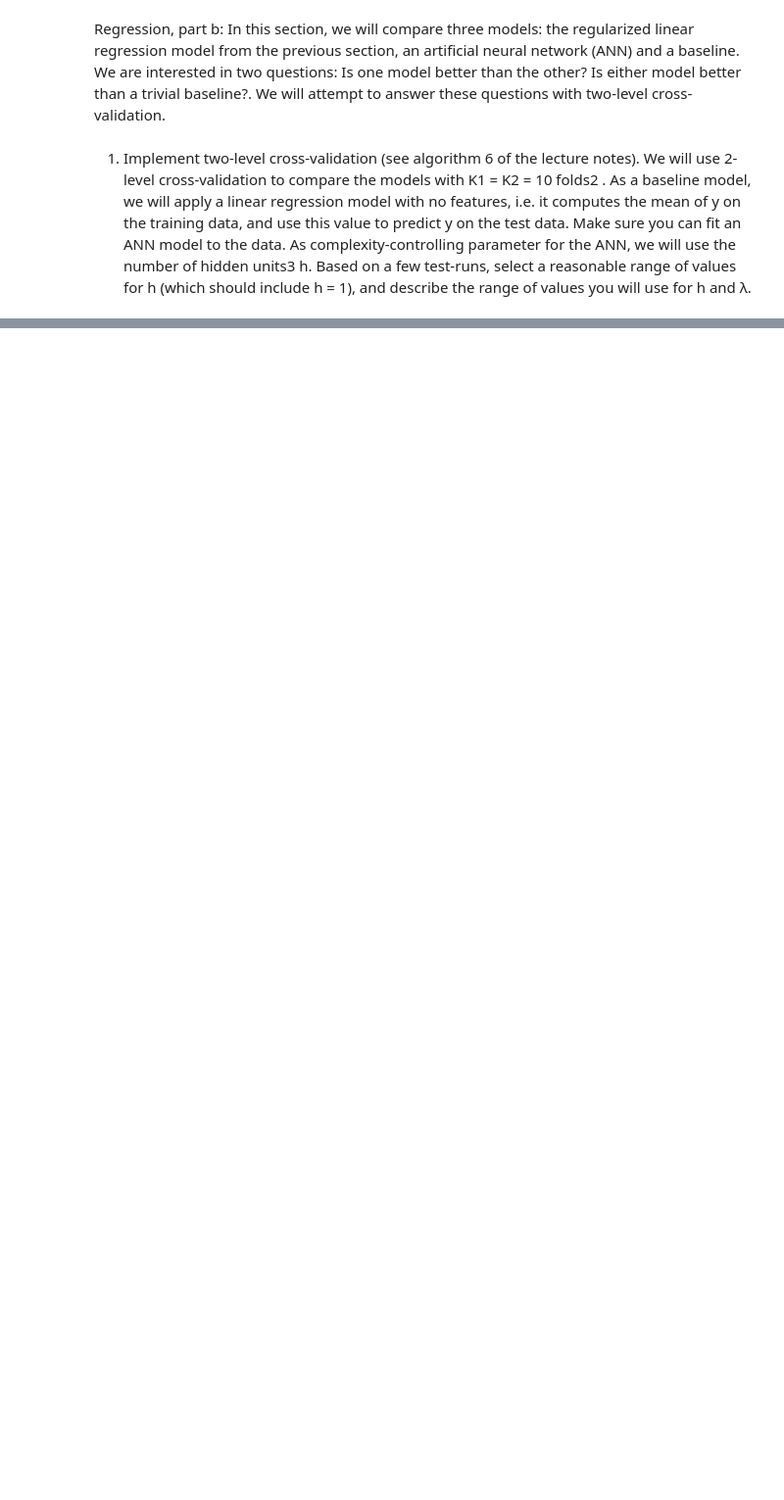
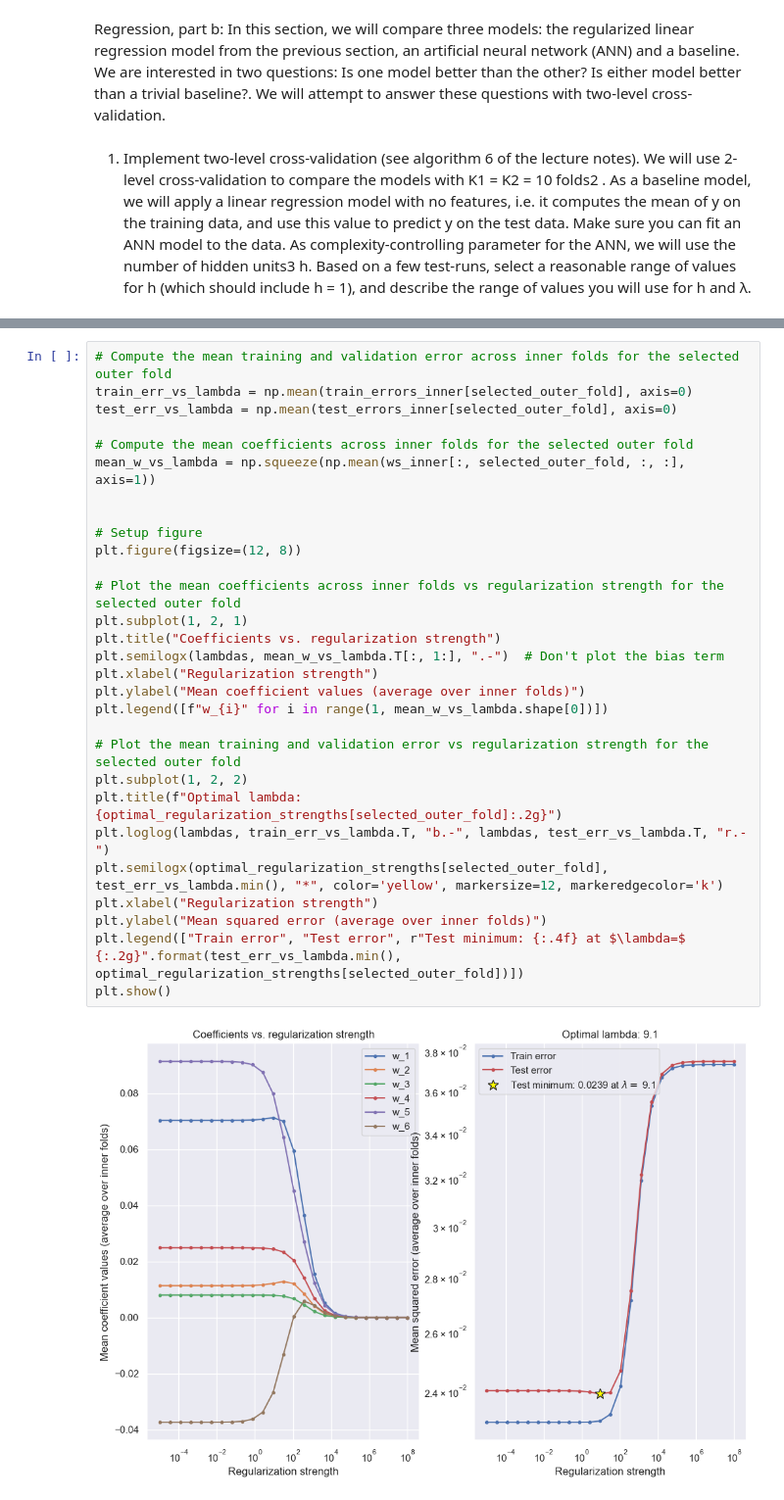
Before and after one commit to frejaroed/machine-learning-project-1, a Jupyter notebook: project_2/main_project_2.ipynb, the cells around one changed output, grey strips where cells are left out. Shown at 98% size. Drawn from its saved outputs; the diff is of its cells as text; blank space fills up the shorter version.

```diff
--- a/project_2/main_project_2.ipynb
+++ b/project_2/main_project_2.ipynb
@@ -416,0 +496,31 @@ values you will use for h and λ.
+# %%
+# Compute the mean training and validation error across inner folds for the selected outer fold
+train_err_vs_lambda = np.mean(train_errors_inner[selected_outer_fold], axis=0)
+test_err_vs_lambda = np.mean(test_errors_inner[selected_outer_fold], axis=0)
+
+# Compute the mean coefficients across inner folds for the selected outer fold
+mean_w_vs_lambda = np.squeeze(np.mean(ws_inner[:, selected_outer_fold, :, :], axis=1))
+
+
+# Setup figure
+plt.figure(figsize=(12, 8))
+
+# Plot the mean coefficients across inner folds vs regularization strength for the selected outer fold
+plt.subplot(1, 2, 1)
+plt.title("Coefficients vs. regularization strength")
+plt.semilogx(lambdas, mean_w_vs_lambda.T[:, 1:], ".-")  # Don't plot the bias term
+plt.xlabel("Regularization strength")
+plt.ylabel("Mean coefficient values (average over inner folds)")
+plt.legend([f"w_{i}" for i in range(1, mean_w_vs_lambda.shape[0])])
+
+# Plot the mean training and validation error vs regularization strength for the selected outer fold
+plt.subplot(1, 2, 2)
+plt.title(f"Optimal lambda: {optimal_regularization_strengths[selected_outer_fold]:.2g}")
+plt.loglog(lambdas, train_err_vs_lambda.T, "b.-", lambdas, test_err_vs_lambda.T, "r.-")
+plt.semilogx(optimal_regularization_strengths[selected_outer_fold], test_err_vs_lambda.min(), "*", color='yellow', markersize=12, markeredgecolor='k')
+plt.xlabel("Regularization strength")
+plt.ylabel("Mean squared error (average over inner folds)")
+plt.legend(["Train error", "Test error", r"Test minimum: {:.4f} at $\lambda=$ {:.2g}".format(test_err_vs_lambda.min(), optimal_regularization_strengths[selected_outer_fold])])
+plt.show()
+# %% [output]
+[figure, added]
```
Also changed, not shown: parts of 18 cells of this notebook, 7 other files.
